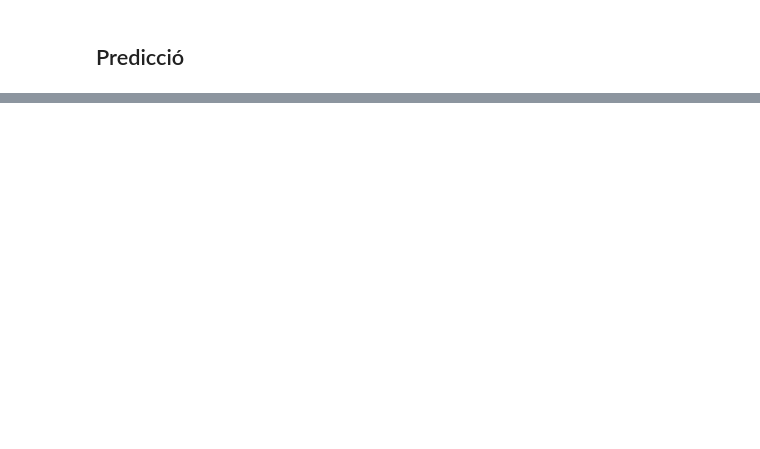
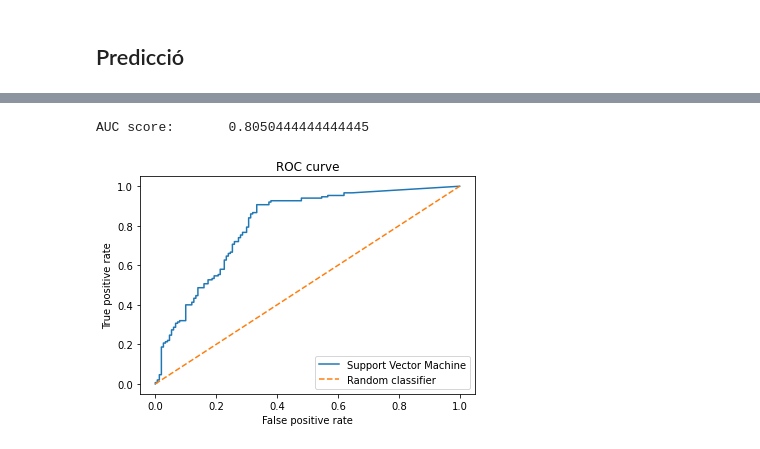
Before and after one commit to lluiscamino/aprenentatge_automatic, a Jupyter notebook: 10_TF/P10.ipynb, the cells around one changed output, grey strips where cells are left out. Cells and saved outputs as stored; diff of their text form; code cells hidden in the pictures; blank space fills up the shorter version.

```diff
--- a/10_TF/P10.ipynb
+++ b/10_TF/P10.ipynb
@@ -143,0 +201,16 @@ print(result)
+# %%
+from sklearn.metrics import roc_curve, roc_auc_score, f1_score
+
+fpr, tpr, _ = roc_curve(y, result)
+auc = roc_auc_score(y, result)
+print("AUC score:\t", auc)
+plt.plot(fpr, tpr, label="Support Vector Machine")
+plt.plot([0, 1], [0, 1], label="Random classifier", linestyle="--")
+plt.legend(loc=4)
+plt.xlabel("False positive rate")
+plt.ylabel("True positive rate")
+plt.title("ROC curve")
+plt.show()
+# %% [output]
+AUC score:       0.8050444444444445
+[figure, added]
```
Also changed, not shown: parts of 6 cells of this notebook.
